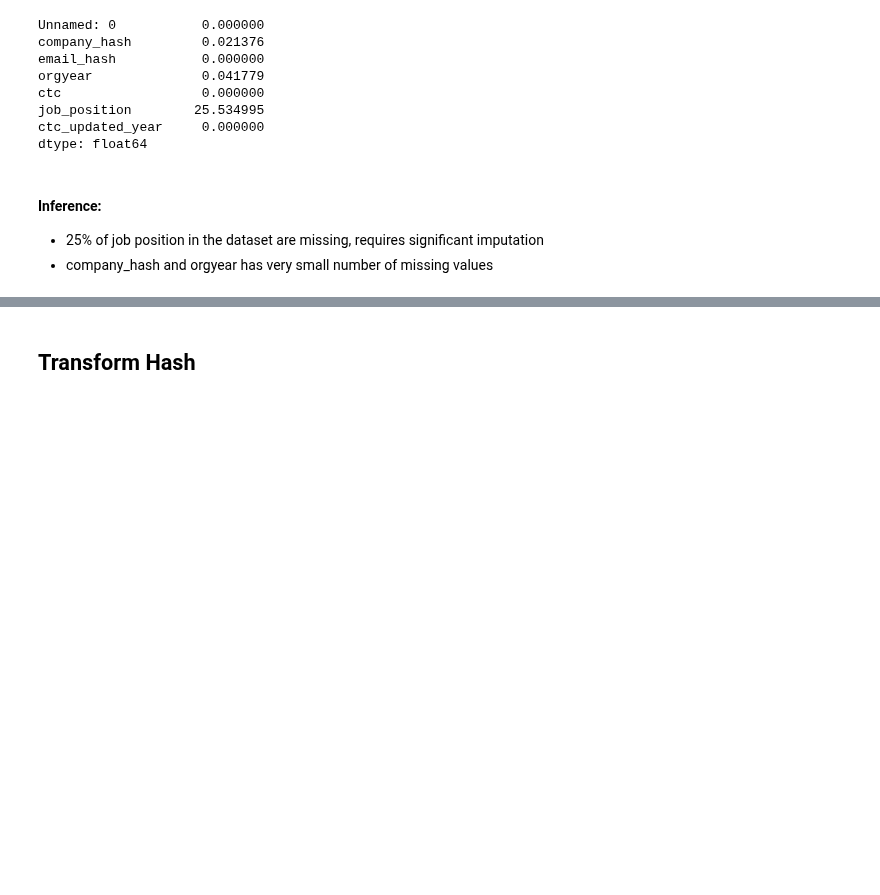
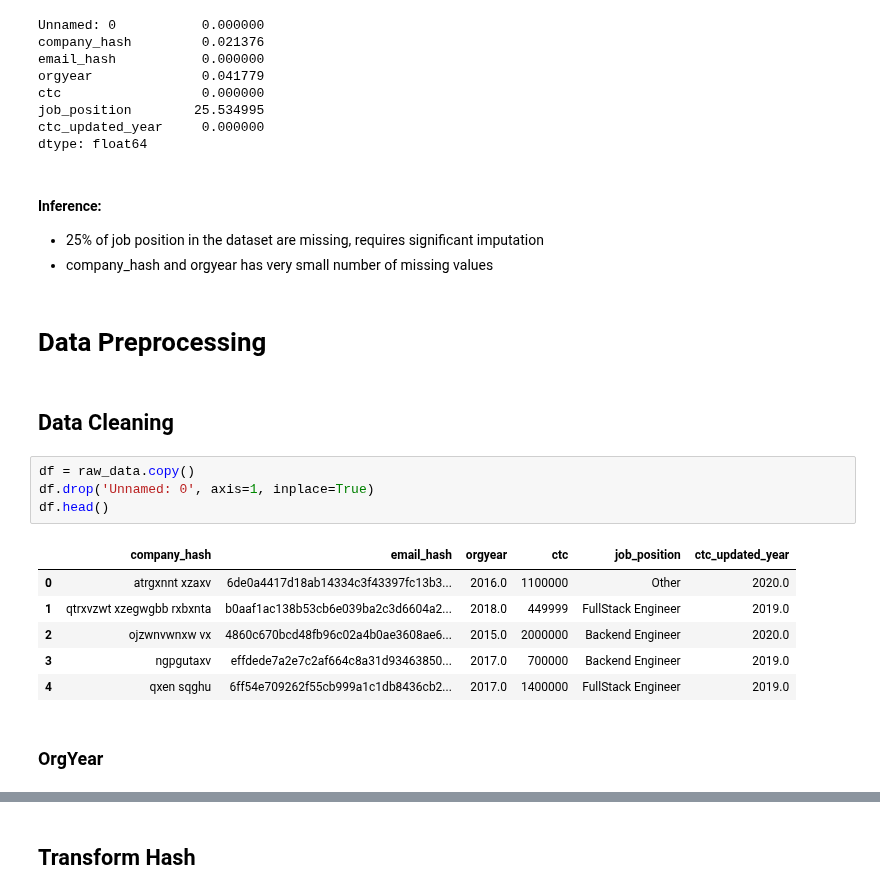
Before and after one commit to muthuganeshece/Business-Case-Study, a Jupyter notebook: Scaler/Notebook/Scaler_Clustering.ipynb, the cells around one changed output, grey strips where cells are left out. Drawn from its saved outputs; the diff is of its cells as text; blank space fills up the shorter version.

```diff
--- a/Scaler/Notebook/Scaler_Clustering.ipynb
+++ b/Scaler/Notebook/Scaler_Clustering.ipynb
@@ -119,3 +122,20 @@ dtype: float64
 #### Inference:
 - 25% of job position in the dataset are missing, requires significant imputation
 - company_hash and orgyear has very small number of missing values
+# %% [markdown]
+# Data Preprocessing
+# %% [markdown]
+## Data Cleaning
+# %%
+df = raw_data.copy()
+df.drop('Unnamed: 0', axis=1, inplace=True)
+df.head()
+# %% [output]
+|  | company_hash | email_hash | orgyear | ctc | job_position | ctc_updated_year |
+| 0 | atrgxnnt xzaxv | 6de0a4417d18ab14334c3f43397fc13b3... | 2016.0 | 1100000 | Other | 2020.0 |
+| 1 | qtrxvzwt xzegwgbb rxbxnta | b0aaf1ac138b53cb6e039ba2c3d6604a2... | 2018.0 | 449999 | FullStack Engineer | 2019.0 |
+| 2 | ojzwnvwnxw vx | 4860c670bcd48fb96c02a4b0ae3608ae6... | 2015.0 | 2000000 | Backend Engineer | 2020.0 |
+| 3 | ngpgutaxv | effdede7a2e7c2af664c8a31d93463850... | 2017.0 | 700000 | Backend Engineer | 2019.0 |
+| 4 | qxen sqghu | 6ff54e709262f55cb999a1c1db8436cb2... | 2017.0 | 1400000 | FullStack Engineer | 2019.0 |
+# %% [markdown]
+### OrgYear
```
Also changed, not shown: parts of 28 cells of this notebook.
